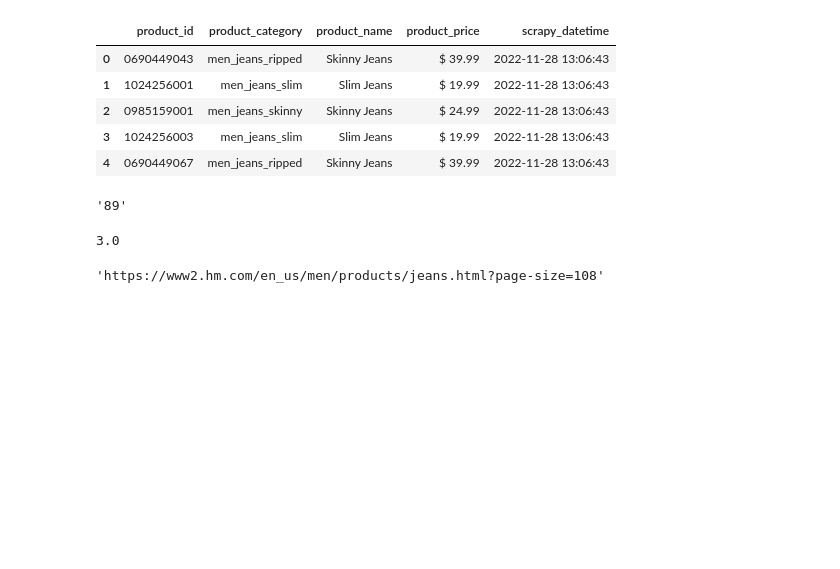
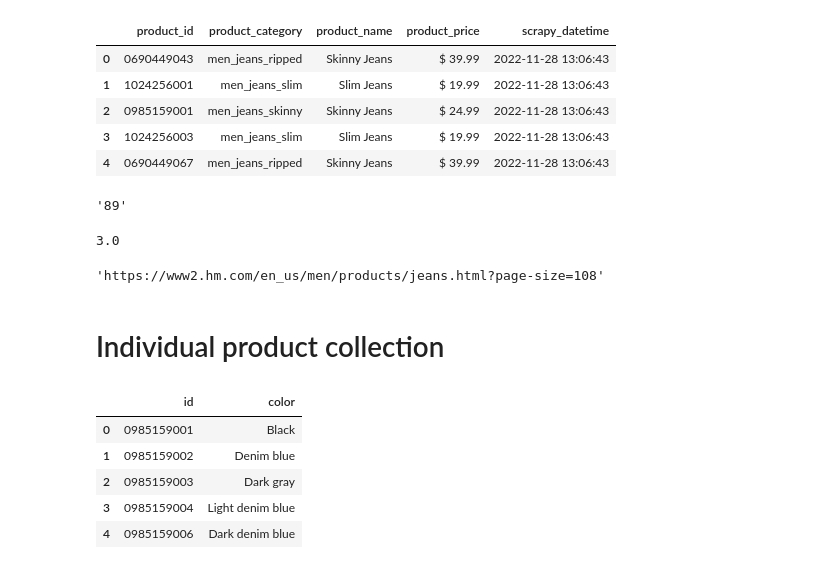
Before and after one commit to ViniciusKos/best_price_prediction, a Jupyter notebook: best_price.ipynb, the cells around one changed output. Drawn from its saved outputs; the diff is of its cells as text; code cells hidden in the pictures; blank space fills up the shorter version.

```diff
--- a/best_price.ipynb
+++ b/best_price.ipynb
@@ -119,3 +119,5 @@ url02 = url + "?page-size=" + str( int( pages_number*36 ) )
 url02
 # %% [output]
 'https://www2.hm.com/en_us/men/products/jeans.html?page-size=108'
+# %% [markdown]
+# Individual product collection
@@ -121,0 +130,20 @@ url02
+# %%
+soup = BeautifulSoup( page.text , 'html.parser' )
+
+product_list = soup.find_all( 'a' , class_ = 'filter-option miniature' )
+
+# product id list
+product_ids = [p.get( 'data-articlecode' ) for p in product_list]
+
+# product color list
+product_colors = [p.get( 'data-color' ) for p in product_list]
+
+df_color = pd.DataFrame({"id" : product_ids, "color" : product_colors })
+df_color.head()
+# %% [output]
+|  | id | color |
+| 0 | 0985159001 | Black |
+| 1 | 0985159002 | Denim blue |
+| 2 | 0985159003 | Dark gray |
+| 3 | 0985159004 | Light denim blue |
+| 4 | 0985159006 | Dark denim blue |
```
Also changed, not shown: parts of 4 cells of this notebook.
